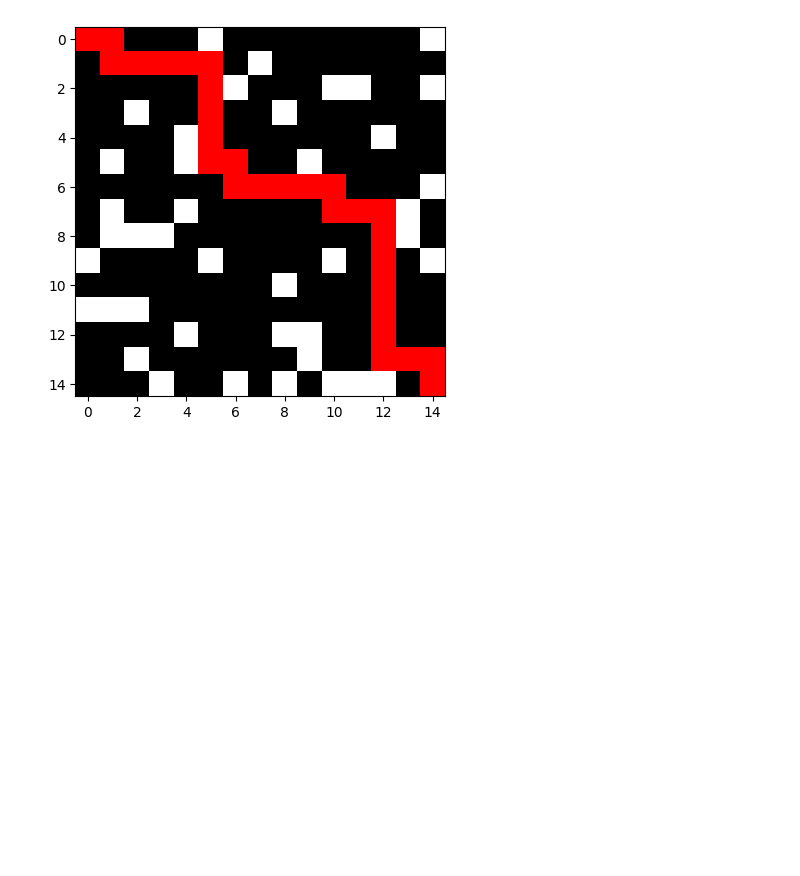
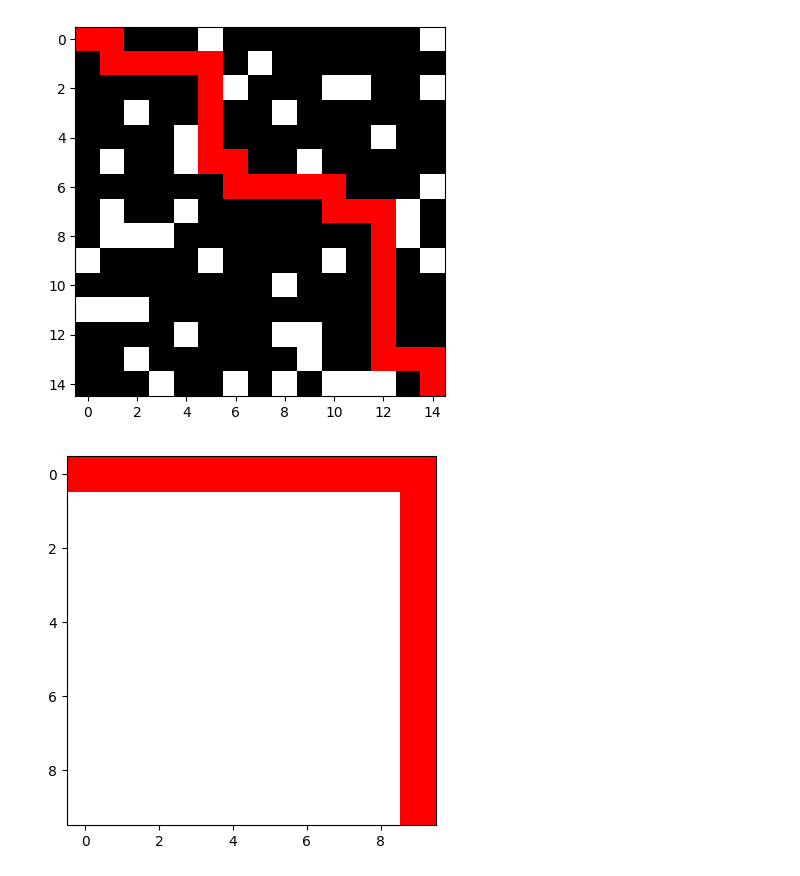
Before and after one commit to kassdiana/vvp-project, a Jupyter notebook: examples.ipynb, the cells around one changed output. Drawn from its saved outputs; the diff is of its cells as text; code cells hidden in the pictures; blank space fills up the shorter version.

```diff
--- a/examples.ipynb
+++ b/examples.ipynb
@@ -93,3 +93,17 @@ path_random = random_maze.find_shortest_path()
 random_maze.save_image(path_random, filename="images/random_vysledek.png")
 # %% [output]
 [figure]
+# %%
+# Generování prázdného bludiště (šablona 'empty')
+maze_empty = Maze()
+maze_empty.generate_maze(size=10, template="empty")
+
+maze_empty.build_graph()
+path_empty = maze_empty.find_shortest_path()
+
+if path_empty:
+    maze_empty.save_image(path_empty, filename="images/vysledek_empty.png")
+else:
+    print("V prázdném bludišti nelze najít cestu.")
+# %% [output]
+[figure, added]
```
Also changed, not shown: parts of 1 cell of this notebook, 2 other files.
